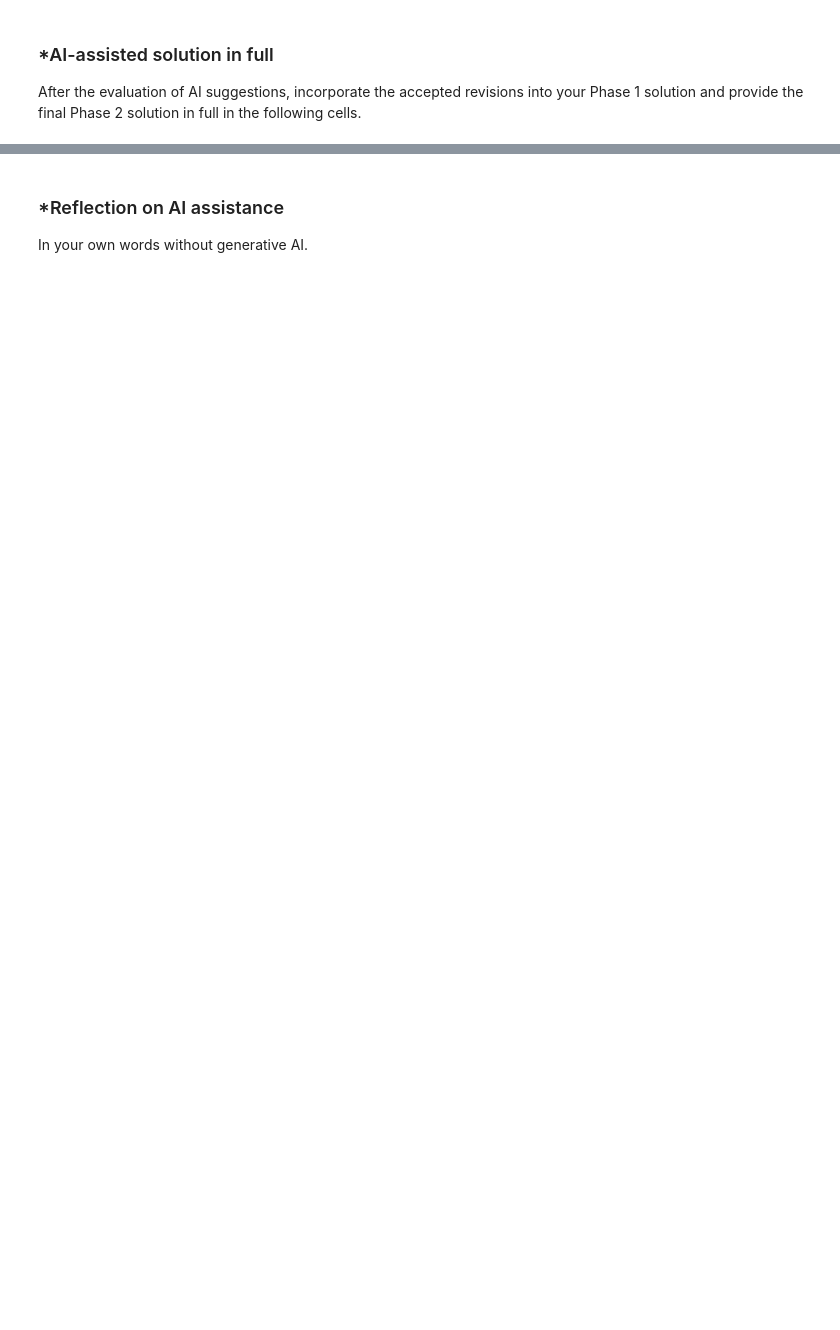
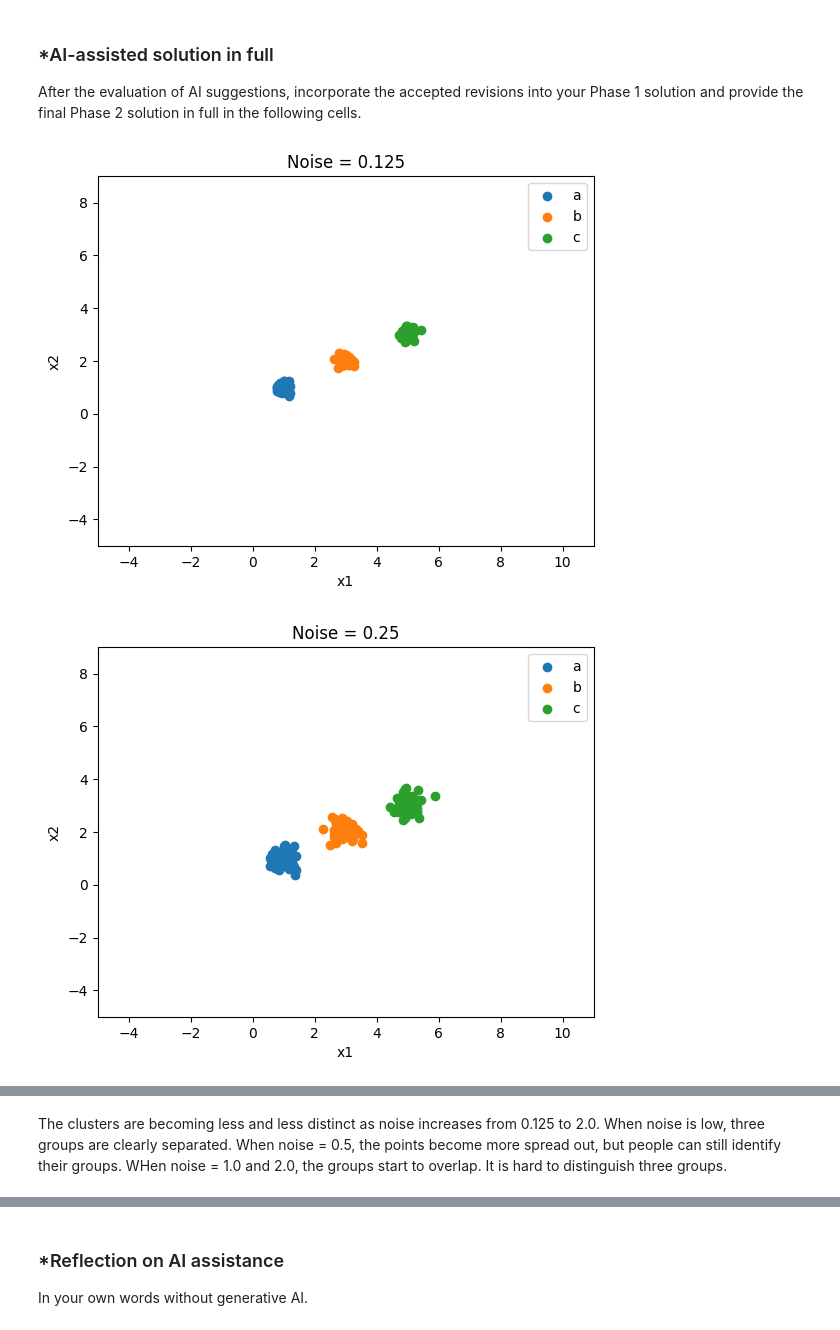
Before and after one commit to jiaxian-wang/A04-clustering, a Jupyter notebook: notebook.ipynb, the cells around one changed output, grey strips where cells are left out. Saved outputs shown, nothing was run; the diff lists cells and outputs as text; code cells hidden in the pictures; blank space fills up the shorter version.

```diff
--- a/notebook.ipynb
+++ b/notebook.ipynb
@@ -331,3 +360,44 @@ Keep Phase 1 frozen.
 After the evaluation of AI suggestions, incorporate the accepted revisions into your Phase 1 solution and provide the final Phase 2 solution in full in the following cells.
 # %%
 # Your Phase 2 solution to the problem goes here.
+#Q1.1
+import numpy as np
+import pandas as pd
+
+def createData(noise,N=50):
+    np.random.seed(100) # Set the seed for replicability
+    # Generate (x1,x2,g) triples:
+    X1 = np.array([np.random.normal(1,noise,N),np.random.normal(1,noise,N)])
+    X2 = np.array([np.random.normal(3,noise,N),np.random.normal(2,noise,N)])
+    X3 = np.array([np.random.normal(5,noise,N),np.random.normal(3,noise,N)])
+    # Concatenate into one data frame
+    gdf1 = pd.DataFrame({'x1':X1[0,:],'x2':X1[1,:],'group':'a'})
+    gdf2 = pd.DataFrame({'x1':X2[0,:],'x2':X2[1,:],'group':'b'})
+    gdf3 = pd.DataFrame({'x1':X3[0,:],'x2':X3[1,:],'group':'c'})
+    df = pd.concat([gdf1,gdf2,gdf3],axis=0)
+    return df
+
+df0_125 = createData(0.125)
+df0_25 = createData(0.25)
+df0_5 = createData(0.5)
+df1_0 = createData(1.0)
+df2_0 = createData(2.0)
+# %%
+#Q1.2
+import matplotlib.pyplot as plt
+dfs = [df0_125, df0_25, df0_5, df1_0, df2_0]
+noises = [0.125, 0.25, 0.5, 1.0, 2.0]
+for df, noise in zip(dfs, noises):
+    for group in ['a', 'b', 'c']:
+        data = df[df['group'] == group]
+        plt.scatter(data['x1'], data['x2'], label=group)
+    plt.title('Noise = ' + str(noise))
+    plt.xlabel('x1')
+    plt.ylabel('x2')
+    plt.legend()
+    plt.xlim(-5, 11)
+    plt.ylim(-5, 9)
+    plt.show()
+# %% [output]
+[figure, added]
+[figure, added]
@@ -333,0 +407,2 @@ After the evaluation of AI suggestions, incorporate the accepted revisions into
+# %% [markdown]
+The clusters are becoming less and less distinct as noise increases from 0.125 to 2.0. When noise is low, three groups are clearly separated. When noise = 0.5, the points become more spread out, but people can still identify their groups. WHen noise = 1.0 and 2.0, the groups start to overlap. It is hard to distinguish three groups.
```
Also changed, not shown: parts of 30 cells of this notebook.
